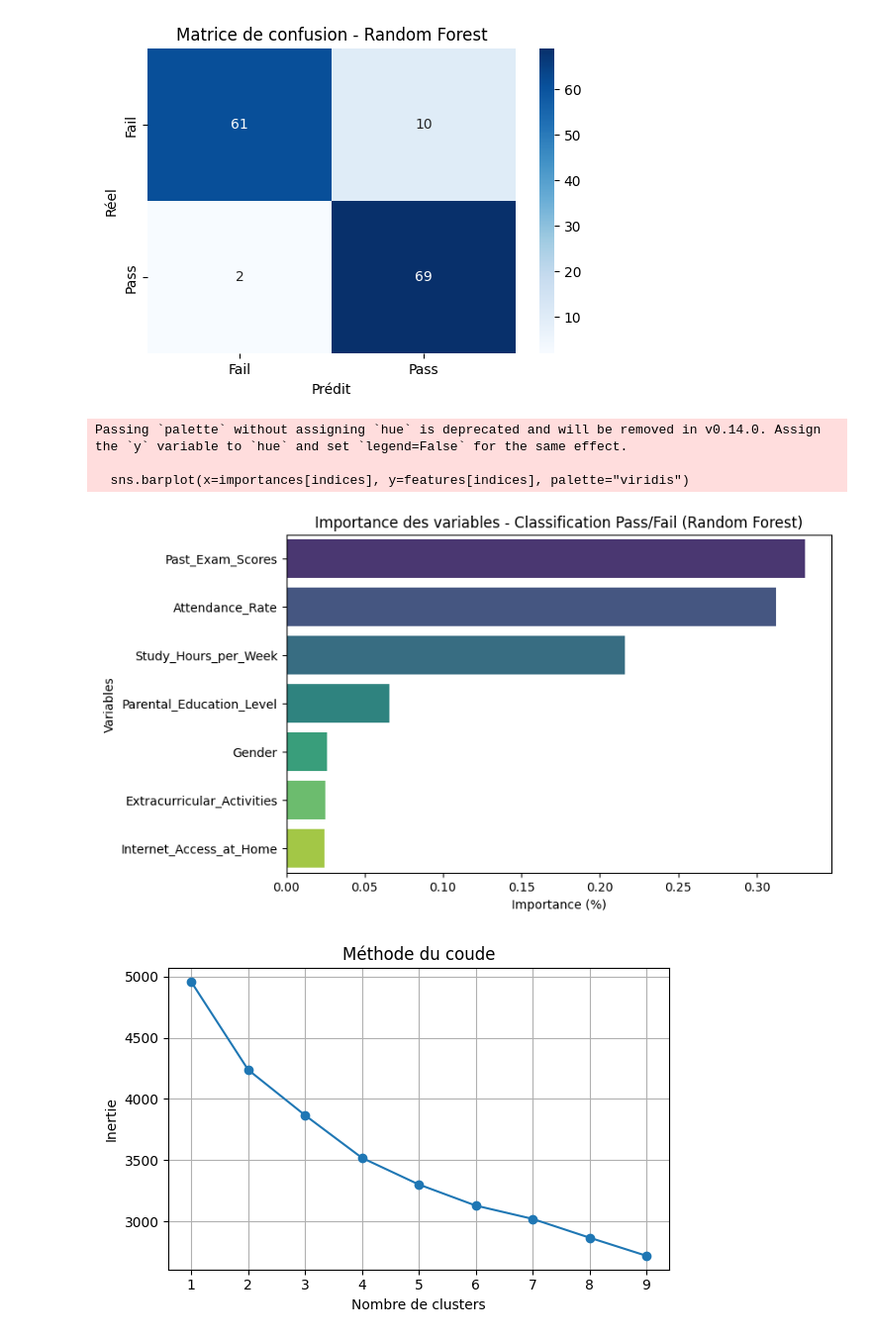
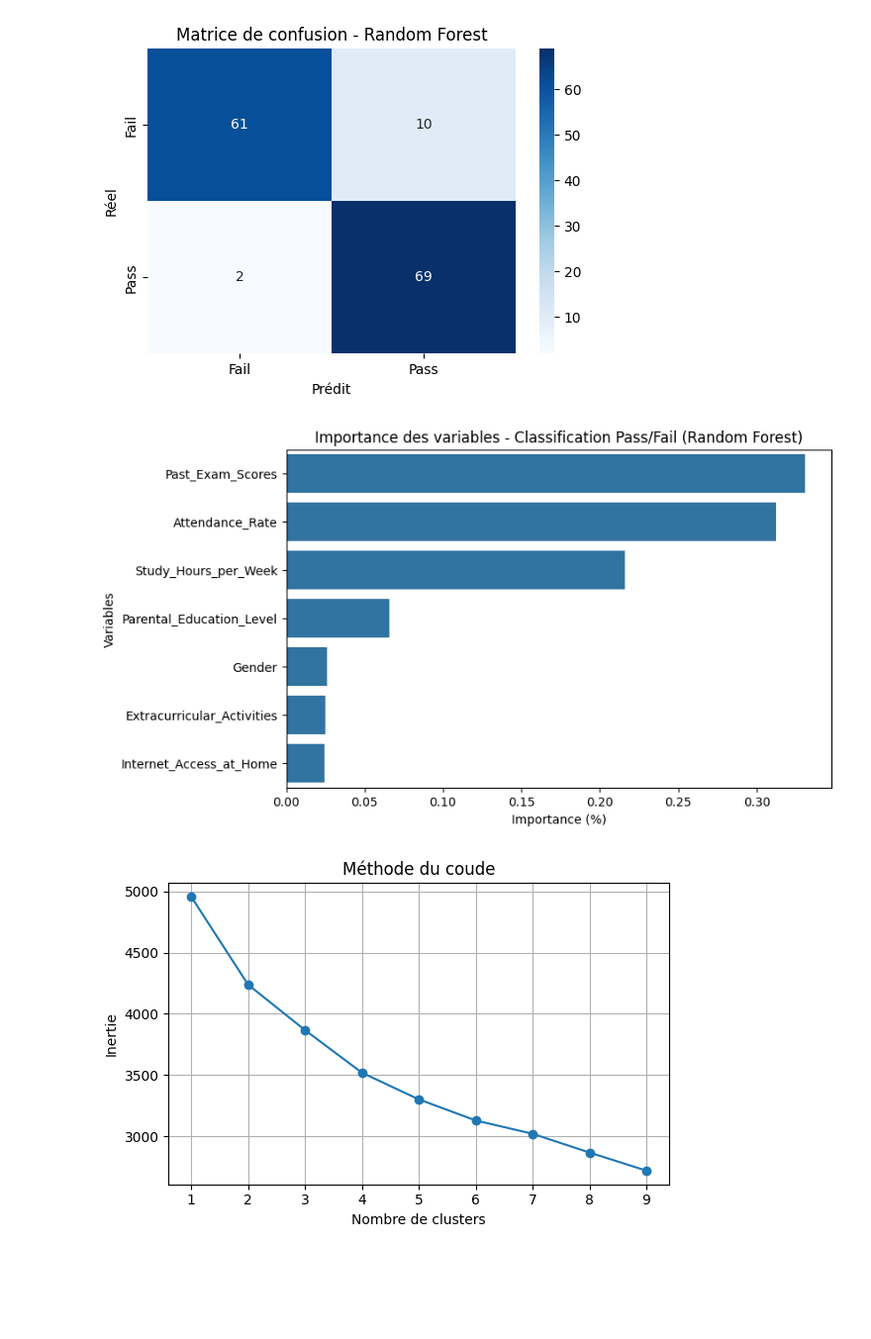
Before and after one commit to ImaneBenabbou/Student_performance_prediction, a Jupyter notebook: studentperformanceprediction.ipynb, the cells around one changed output. Shown: that part at 99% size. Drawn from its saved outputs; the diff is of its cells as text; code cells hidden in the pictures; blank space fills up the shorter version.

```diff
--- a/studentperformanceprediction.ipynb
+++ b/studentperformanceprediction.ipynb
@@ -325,23 +325,20 @@ plt.show()
 # %%
 import pandas as pd
 import numpy as np
 
 importances = rf_clf.feature_importances_
 features = X_train_c.columns
 
 indices = np.argsort(importances)[::-1]
 
 plt.figure(figsize=(8,5))
-sns.barplot(x=importances[indices], y=features[indices], palette="viridis")
+sns.barplot(x=importances[indices], y=features[indices])
 plt.title("Importance des variables - Classification Pass/Fail (Random Forest)")
 plt.xlabel("Importance (%)")
 plt.ylabel("Variables")
 plt.show()
 # %% [output]
-Passing `palette` without assigning `hue` is deprecated and will be removed in v0.14.0. Assign the `y` variable to `hue` and set `legend=False` for the same effect.
-
-  sns.barplot(x=importances[indices], y=features[indices], palette="viridis")
-[figure, old version]
+[figure, new version]
 # %%
 from sklearn.preprocessing import StandardScaler, LabelEncoder
 from sklearn.cluster import KMeans
```
